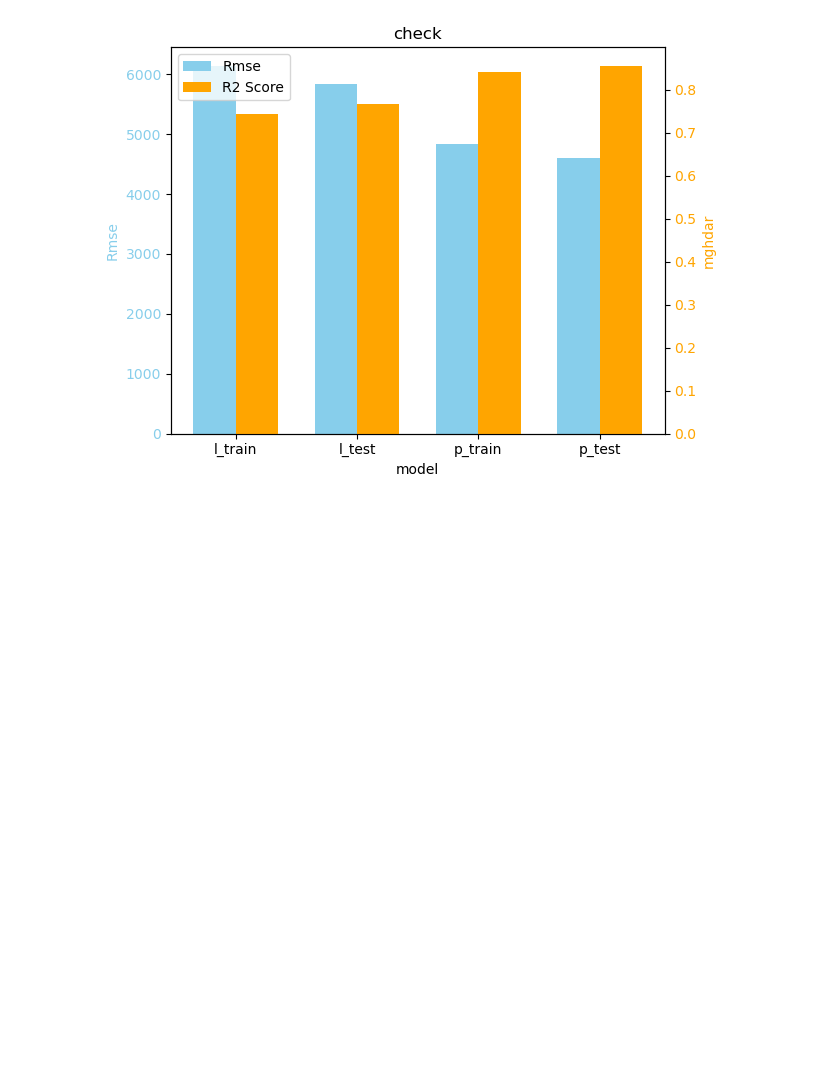
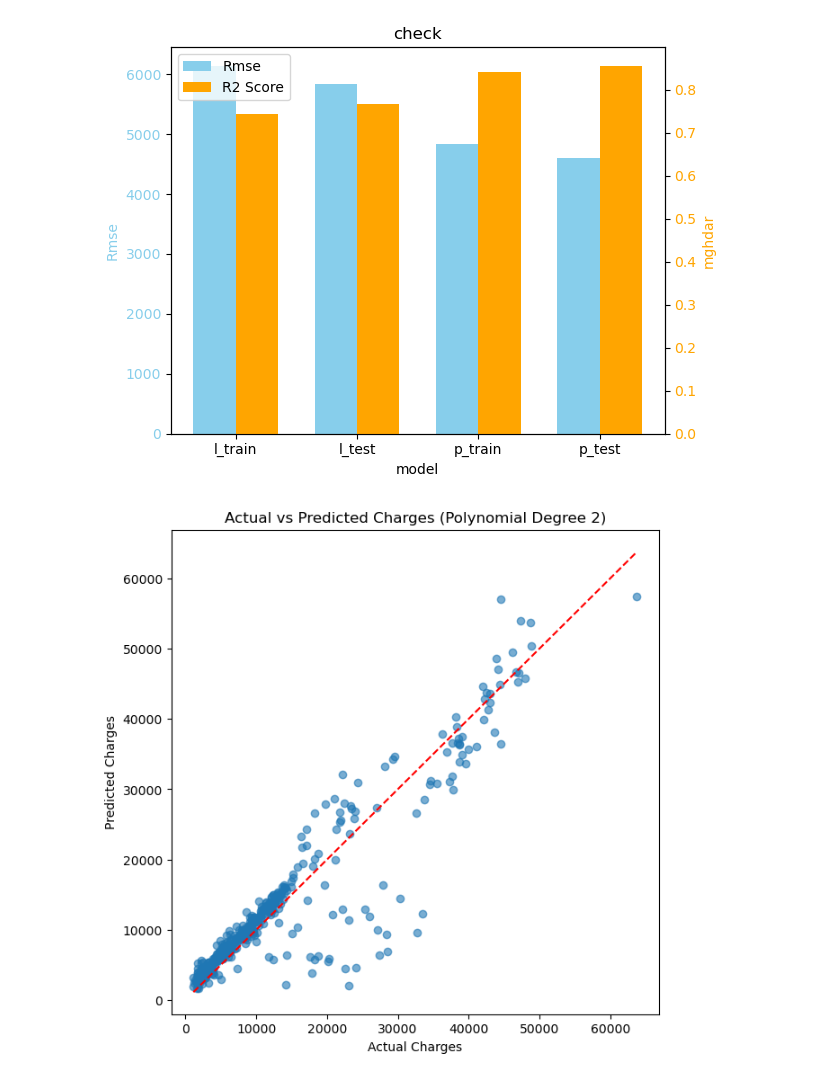
Before and after one commit to shahramsamar/ML-AI, a Jupyter notebook: ML/RegressionPolynomial Vs Regression /RegressionPolynomial vs Regression.ipynb, the cells around one changed output. Cells and saved outputs as stored; diff of their text form; code cells hidden in the pictures; blank space fills up the shorter version.

Commit message:
Model Evaluation Plots 2

```diff
--- a/ML/RegressionPolynomial Vs Regression /RegressionPolynomial vs Regression.ipynb
+++ b/ML/RegressionPolynomial Vs Regression /RegressionPolynomial vs Regression.ipynb
@@ -220,3 +220,16 @@ plt.tight_layout()
 plt.show()
 # %% [output]
 [figure]
+# %%
+y_test_pred_poly = model_poly.predict(X_test_poly)
+plt.figure(figsize=(7, 7))
+plt.scatter(y_test, y_test_pred_poly, alpha=0.6)
+plt.plot([y_test.min(), y_test.max()],
+         [y_test.min(), y_test.max()],
+         'r--')
+plt.xlabel("Actual Charges")
+plt.ylabel("Predicted Charges")
+plt.title("Actual vs Predicted Charges (Polynomial Degree 2)")
+plt.show()
+# %% [output]
+[figure, added]
```
